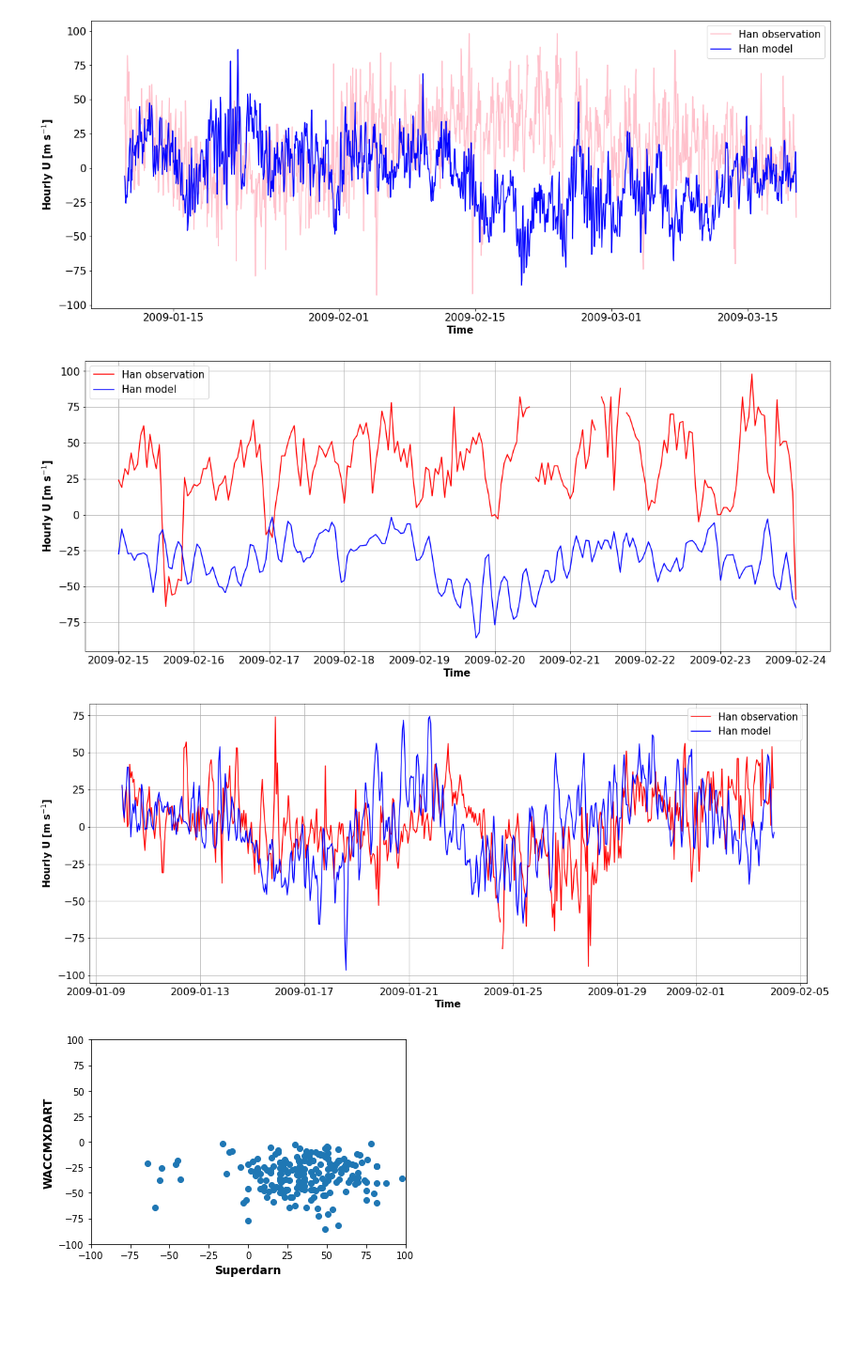
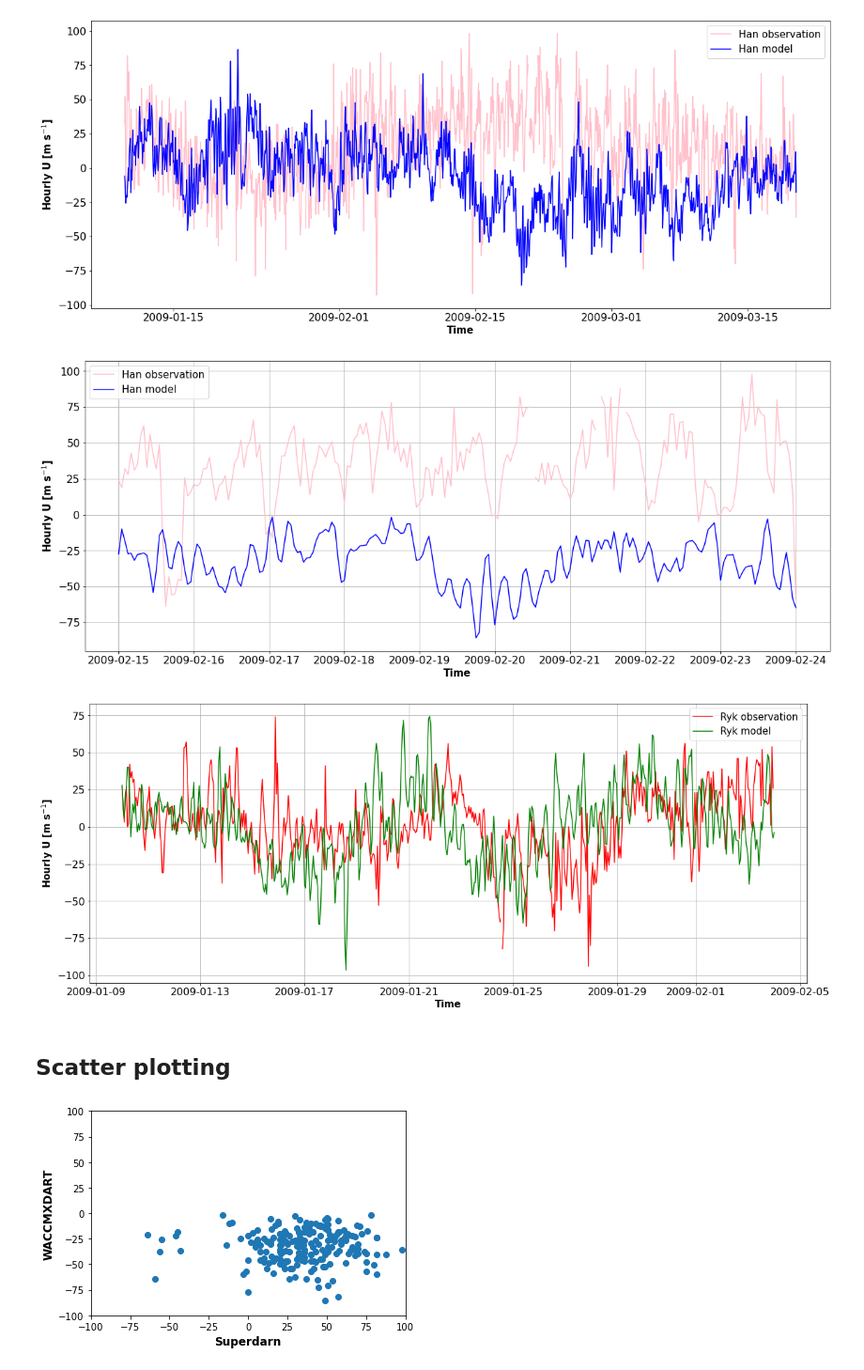
Before and after one commit to 7AlonsoRaikiri7/SummerREU, a Jupyter notebook: U_superdarn_waccmxdart_hrly.ipynb, the cells around one changed output. Shown at 94% size. Drawn from its saved outputs; the diff is of its cells as text; code cells hidden in the pictures; blank space fills up the shorter version.

```diff
--- a/U_superdarn_waccmxdart_hrly.ipynb
+++ b/U_superdarn_waccmxdart_hrly.ipynb
@@ -178,25 +178,28 @@ x3=df_wacc.iloc[(df_wacc.index>='2009-01-10 00:00:00') & (df_wacc.index <= '2009
 # %%
 #Graph for the data recorded by the Han station from 02-15 to 02-24
 plt.figure(figsize=(20,8))
-plt.plot(x.index,x['Han'], label='Han observation', color = 'red')
+plt.plot(x.index,x['Han'], label='Han observation', color = 'pink')
 plt.plot(x1.index,x1['Han'], label= 'Han model', color = 'blue')
 plt.tick_params(axis='x', labelsize=16)
 plt.tick_params(axis='y', labelsize=16)
 plt.xlabel('Time',fontsize=15,fontweight='bold')
 plt.ylabel('Hourly U [m s$^{-1}$]', fontsize=15,fontweight='bold')
 plt.legend(fontsize=15)
 plt.grid()
 
+#Graph for the data recorded by the Pyk station from 01-15 to 02-04
 plt.figure(figsize=(20,8))
-plt.plot(x2.index,x2['Pyk'], label='Han observation', color = 'red')
-plt.plot(x3.index,x3['Pyk'], label= 'Han model', color = 'blue')
+plt.plot(x2.index,x2['Pyk'], label='Ryk observation', color = 'red')
+plt.plot(x3.index,x3['Pyk'], label= 'Ryk model', color = 'green')
 plt.tick_params(axis='x', labelsize=16)
 plt.tick_params(axis='y', labelsize=16)
 plt.xlabel('Time',fontsize=15,fontweight='bold')
 plt.ylabel('Hourly U [m s$^{-1}$]', fontsize=15,fontweight='bold')
 plt.legend(fontsize=15)
 plt.grid()
 # %% [output]
-[figure, old version]
+[figure, new version]
-[figure, old version]
+[figure, new version]
+# %% [markdown]
+## Scatter plotting
 # %%
```
Also changed, not shown: parts of 1 cell of this notebook.
